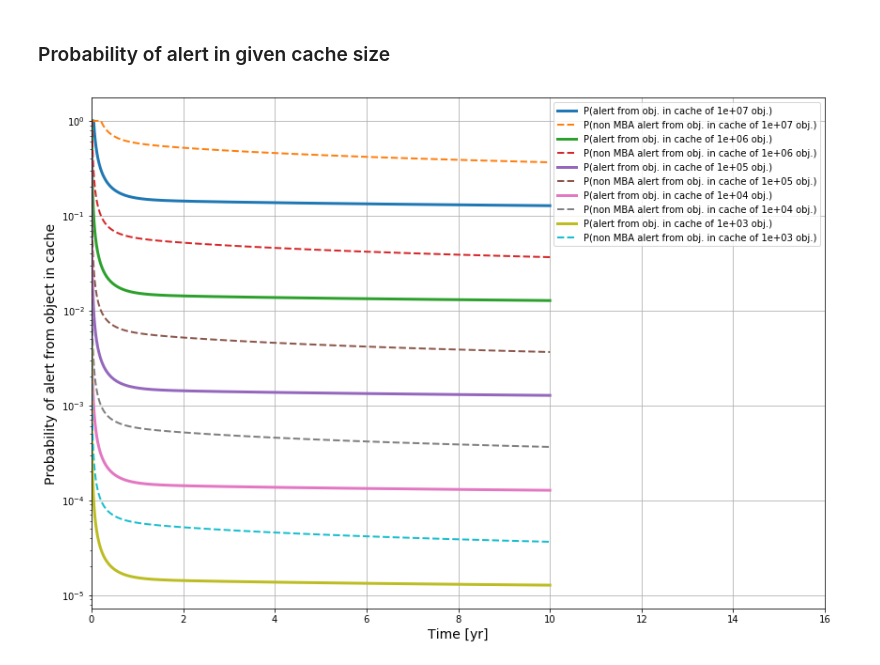
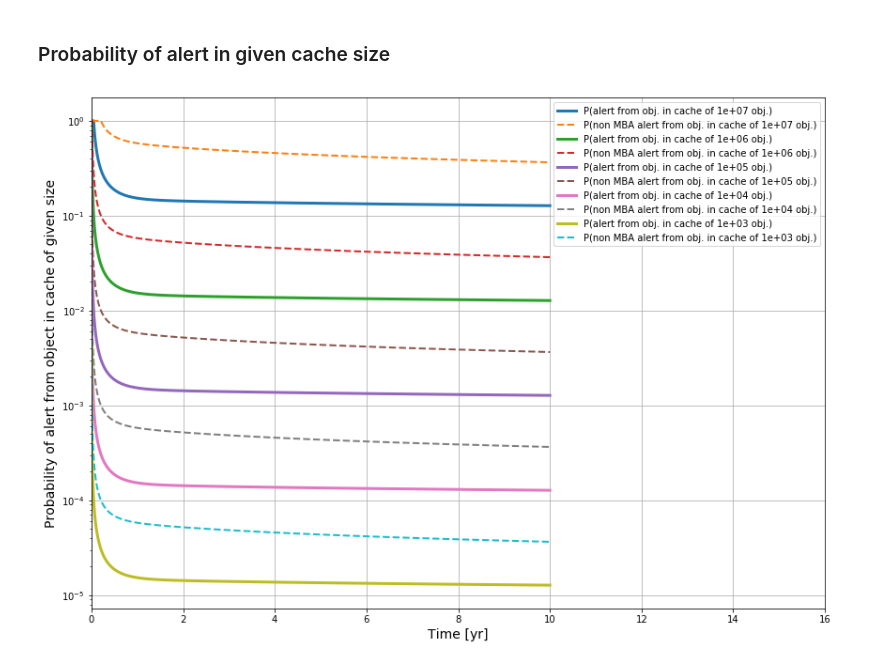
Before and after one commit to fforster/alertsimulation, a Jupyter notebook: alertsimulation.ipynb, the cells around one changed output. Cells and saved outputs as stored; diff of their text form; code cells hidden in the pictures.

```diff
--- a/alertsimulation.ipynb
+++ b/alertsimulation.ipynb
@@ -104,14 +104,14 @@ plt.savefig('plots/probnew.png')
 # %%
 fig, ax = plt.subplots(figsize = (14, 10))
 for cachesize in [1e7, 1e6, 1e5, 1e4, 1e3]: # number of alerts in cache
     ax.plot(times, allalerts.probobjincache(times, cachesize), label = "P(alert from obj. in cache of %2.0e obj.)" % cachesize, lw = 3)
     ax.plot(times, allnonMBA.probobjincache(times, cachesize), label = "P(non MBA alert from obj. in cache of %2.0e obj.)" % cachesize, ls = '--', lw = 2)
 ax.set_xlabel("Time [yr]", fontsize = 14)
-ax.set_ylabel("Probability of alert from object in cache", fontsize = 14)
+ax.set_ylabel("Probability of alert from object in cache of given size", fontsize = 14)
 ax.set_yscale('log')
 ax.set_xlim(0, 16)
 ax.grid()
 ax.legend()
 plt.savefig("plots/probscache.png")
 # %% [output]
-[figure, old version]
+[figure, new version]
```
Also changed, not shown: parts of 1 cell of this notebook.
